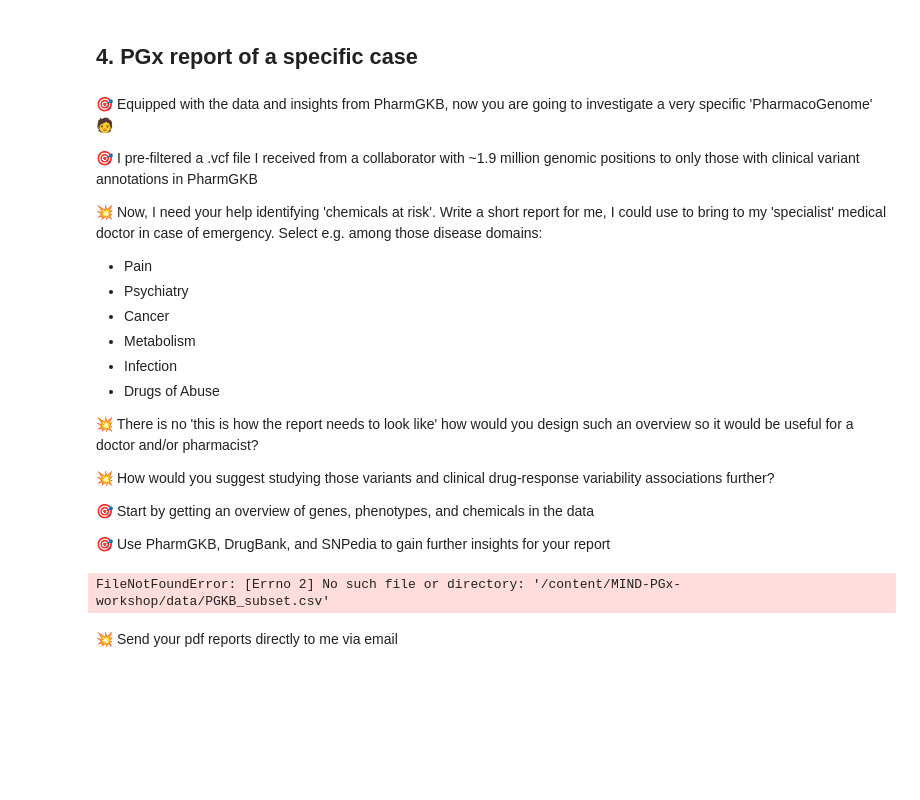
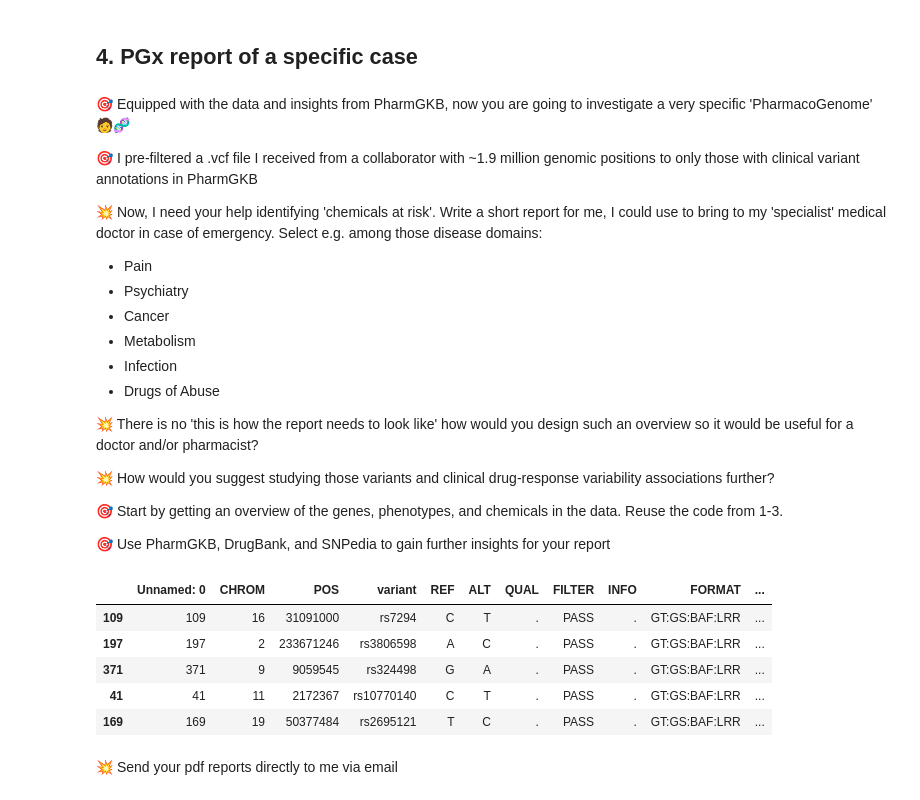
Before and after one commit to AlexanderHauser/MIND-PGx-workshop, a Jupyter notebook: pharmacogenomics.ipynb, the cells around one changed output. Saved outputs shown, nothing was run; the diff lists cells and outputs as text; code cells hidden in the pictures; blank space fills up the shorter version.

```diff
--- a/pharmacogenomics.ipynb
+++ b/pharmacogenomics.ipynb
@@ -543,7 +549,7 @@ interactive(children=(Checkbox(value=False, description='show_bio_assembly'), Ch
 ## 4. **PGx report of a specific case**
 # %% [markdown]
 
-🎯 Equipped with the data and insights from PharmGKB, now you are going to investigate a very specific 'PharmacoGenome' 🧑
+🎯 Equipped with the data and insights from PharmGKB, now you are going to investigate a very specific 'PharmacoGenome' 🧑🧬
 
 🎯 I pre-filtered a .vcf file I received from a collaborator with ~1.9 million genomic positions to only those with clinical variant annotations in PharmGKB
 
@@ -560,14 +566,19 @@ interactive(children=(Checkbox(value=False, description='show_bio_assembly'), Ch
 
 💥 How would you suggest studying those variants and clinical drug-response variability associations further?
 
-🎯 Start by getting an overview of genes, phenotypes, and chemicals in the data
+🎯 Start by getting an overview of the genes, phenotypes, and chemicals in the data. Reuse the code from 1-3.
 
 🎯 Use PharmGKB, DrugBank, and SNPedia to gain further insights for your report
 # %%
 # Load data and take a look
 df_pgx = pd.read_csv("/content/MIND-PGx-workshop/data/PGKB_subset.csv")
-df_pgx.head()
+df_pgx.sample(5)
 # %% [output]
-FileNotFoundError: [Errno 2] No such file or directory: '/content/MIND-PGx-workshop/data/PGKB_subset.csv'
+|  | Unnamed: 0 | CHROM | POS | variant | REF | ALT | QUAL | FILTER | INFO | FORMAT | ... |
+| 109 | 109 | 16 | 31091000 | rs7294 | C | T | . | PASS | . | GT:GS:BAF:LRR | ... |
+| 197 | 197 | 2 | 233671246 | rs3806598 | A | C | . | PASS | . | GT:GS:BAF:LRR | ... |
+| 371 | 371 | 9 | 9059545 | rs324498 | G | A | . | PASS | . | GT:GS:BAF:LRR | ... |
+| 41 | 41 | 11 | 2172367 | rs10770140 | C | T | . | PASS | . | GT:GS:BAF:LRR | ... |
+| 169 | 169 | 19 | 50377484 | rs2695121 | T | C | . | PASS | . | GT:GS:BAF:LRR | ... |
 # %% [markdown]
 💥 Send your pdf reports directly to me via email
```
Also changed, not shown: parts of 2 cells of this notebook.
